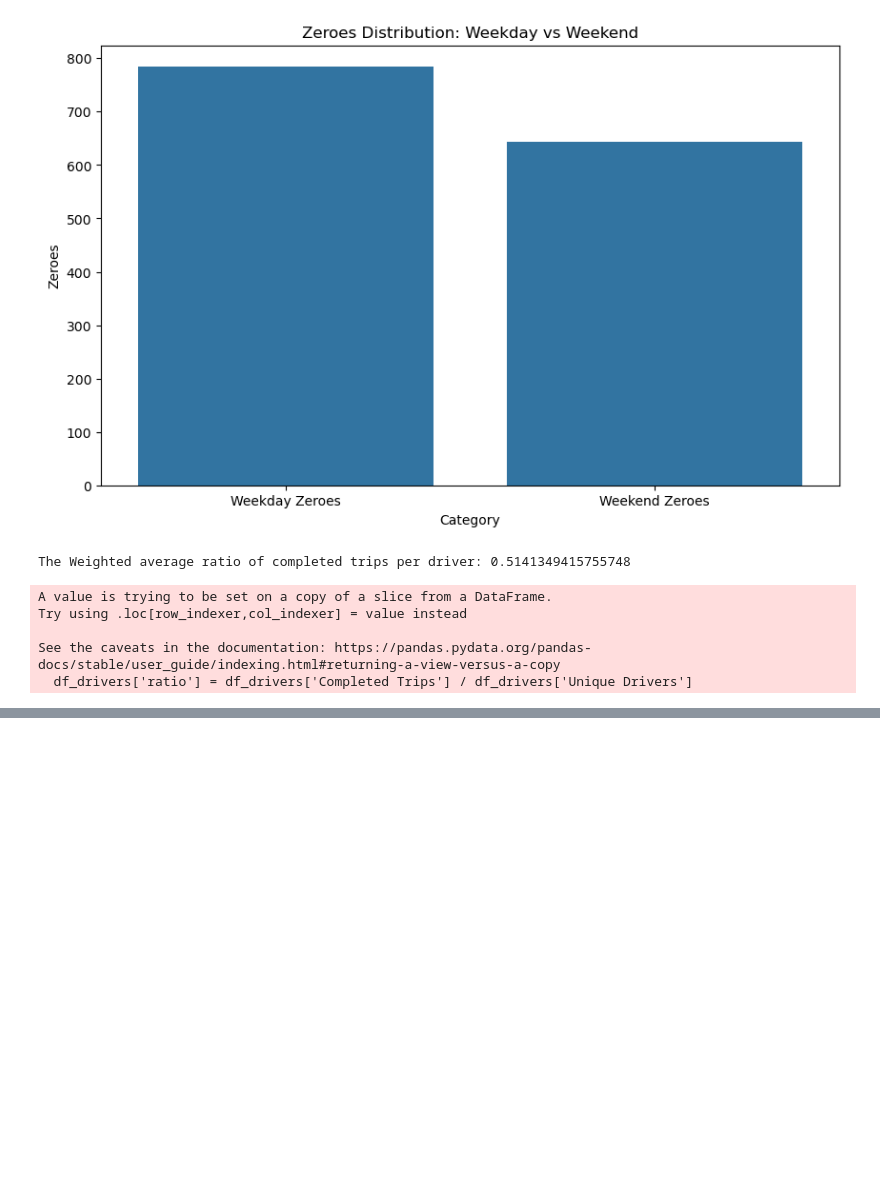
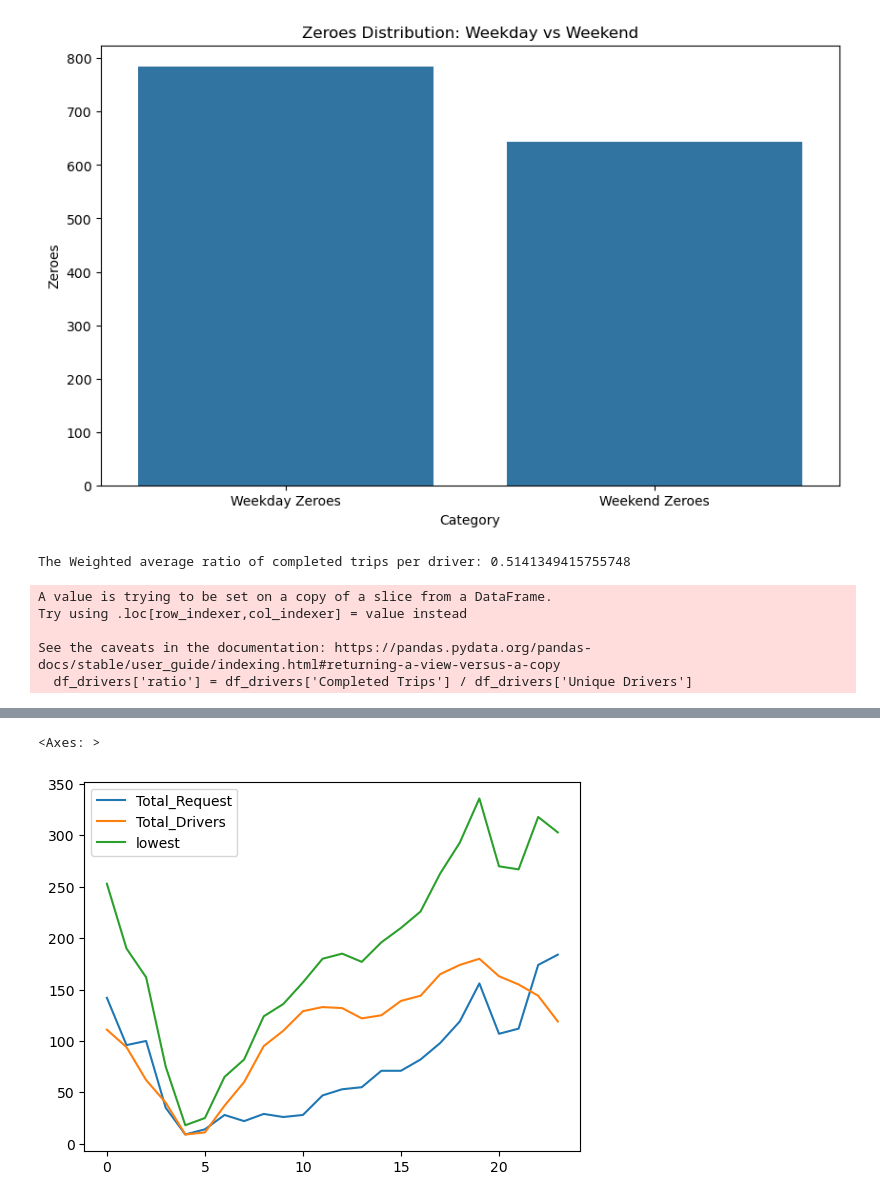
Before and after one commit to DarrenCH00/Uber-Data-Insights, a Jupyter notebook: EDA.ipynb, the cells around one changed output, grey strips where cells are left out. Saved outputs shown, nothing was run; the diff lists cells and outputs as text; code cells hidden in the pictures; blank space fills up the shorter version.

```diff
--- a/EDA.ipynb
+++ b/EDA.ipynb
@@ -167,0 +211,5 @@ See the caveats in the documentation: https://pandas.pydata.org/pandas-docs/stab
+# %%
+# Question 8: In which 72-hour period is the ratio of Zeroes to Eyeballs the highest?
+df_EDA = df_EDA.set_index('Timestamp')
+df_rolling_sum = df_EDA['Zeroes'].rolling('72h').sum()/df_EDA['Eyeballs'].rolling('72h').sum()
+df_rolling_sum.head()
@@ -167,0 +230,2 @@ See the caveats in the documentation: https://pandas.pydata.org/pandas-docs/stab
+# %%
+df_EDA = df_EDA.reset_index()
@@ -167,0 +249,7 @@ See the caveats in the documentation: https://pandas.pydata.org/pandas-docs/stab
+# %%
+# Question 11: Looking at the data from all two weeks, which time might make the most sense to consider a true "end day" instead of midnight? (i.e., when are supply and demand at both their natural minimums)
+quiet_day = df_EDA.groupby('Time (Local)').agg(Total_Request=('Requests', 'sum'), Total_Drivers=('Unique Drivers', 'sum')).reset_index()
+# %%
+quiet_day['lowest'] = quiet_day['Total_Request'] + quiet_day['Total_Drivers']
+smallest_row = quiet_day.sort_values(by= 'lowest', ascending=True).head(1)
+print('The best time to consider as a quiet day or end day is at', smallest_row['Time (Local)'].iloc[0])
@@ -167,0 +258,5 @@ See the caveats in the documentation: https://pandas.pydata.org/pandas-docs/stab
+# %%
+quiet_day.plot()
+# %% [output]
+<Axes: >
+[figure, added]
```
Also changed, not shown: parts of 17 cells of this notebook.
